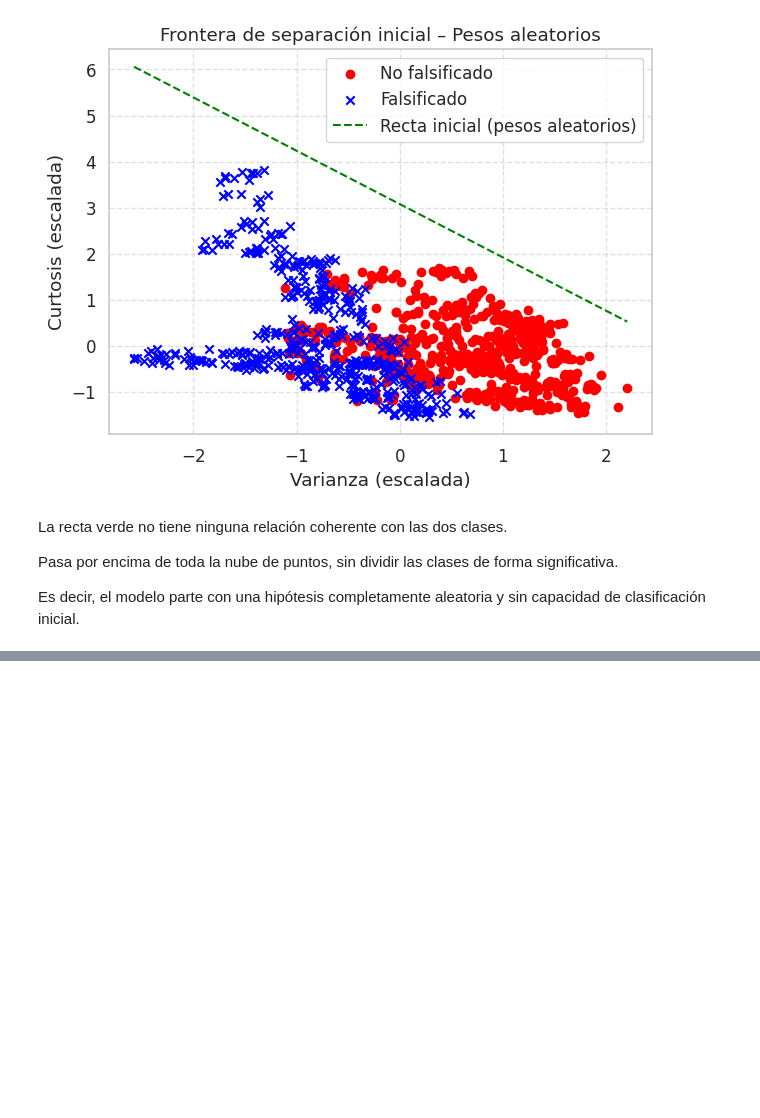
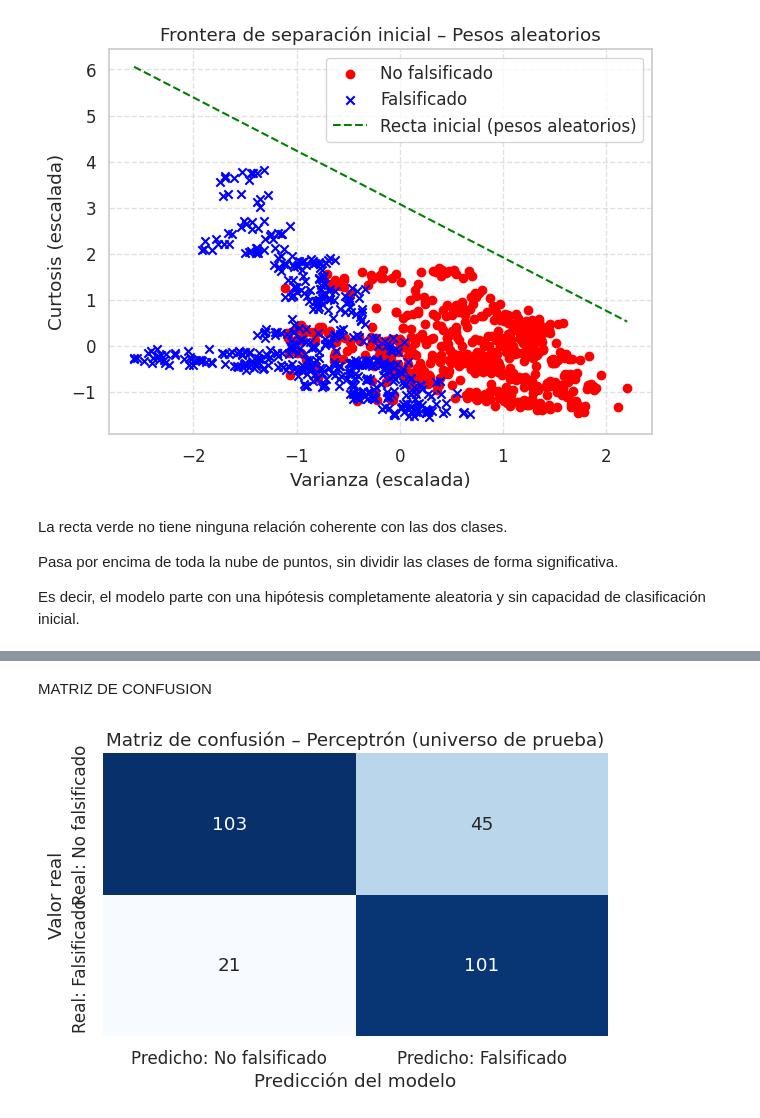
Before and after one commit to MiguelAngeloTr/Aprendizaje_Automatico, a Jupyter notebook: SEMANA_5/TAREA3/Clasificación_usando_perceptron_Adaline.ipynb, the cells around one changed output, grey strips where cells are left out. Cells and saved outputs as stored; diff of their text form; code cells hidden in the pictures; blank space fills up the shorter version.

```diff
--- a/SEMANA_5/TAREA3/Clasificación_usando_perceptron_Adaline.ipynb
+++ b/SEMANA_5/TAREA3/Clasificación_usando_perceptron_Adaline.ipynb
@@ -509,0 +624,30 @@ Es decir, el modelo parte con una hipótesis completamente aleatoria y sin capac
+# %% [markdown]
+MATRIZ DE CONFUSION
+# %%
+#-- 5.5. Con el modelo entrenado, evaluar con el universo de entrenamiento el Perceptron y desplegar
+#-- los resultados mediante una matriz de confusión. ¿Indicar brevemente que puede observar?
+
+
+
+from sklearn.metrics import confusion_matrix
+import seaborn as sns
+import matplotlib.pyplot as plt
+
+# 1. Generar las predicciones del modelo
+y_pred_ppn = ppn.predict(X_test_std)
+
+# 2. Calcular la matriz de confusión
+cm_ppn = confusion_matrix(y_test, y_pred_ppn)
+
+# 3. Visualizar
+plt.figure(figsize=(6,4))
+sns.heatmap(cm_ppn, annot=True, fmt='d', cmap='Blues', cbar=False,
+            xticklabels=['Predicho: No falsificado', 'Predicho: Falsificado'],
+            yticklabels=['Real: No falsificado', 'Real: Falsificado'])
+plt.title('Matriz de confusión – Perceptrón (universo de prueba)')
+plt.xlabel('Predicción del modelo')
+plt.ylabel('Valor real')
+plt.tight_layout()
+plt.show()
+# %% [output]
+[figure, added]
```
Also changed, not shown: parts of 17 cells of this notebook.
